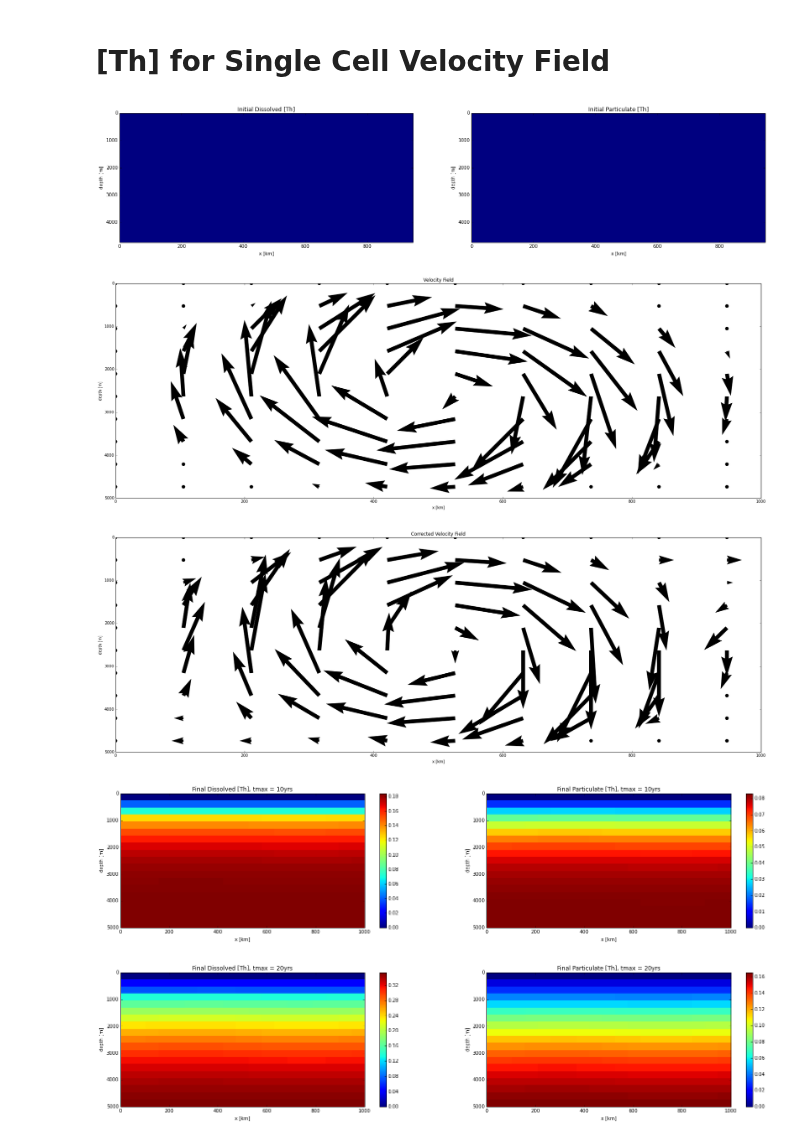
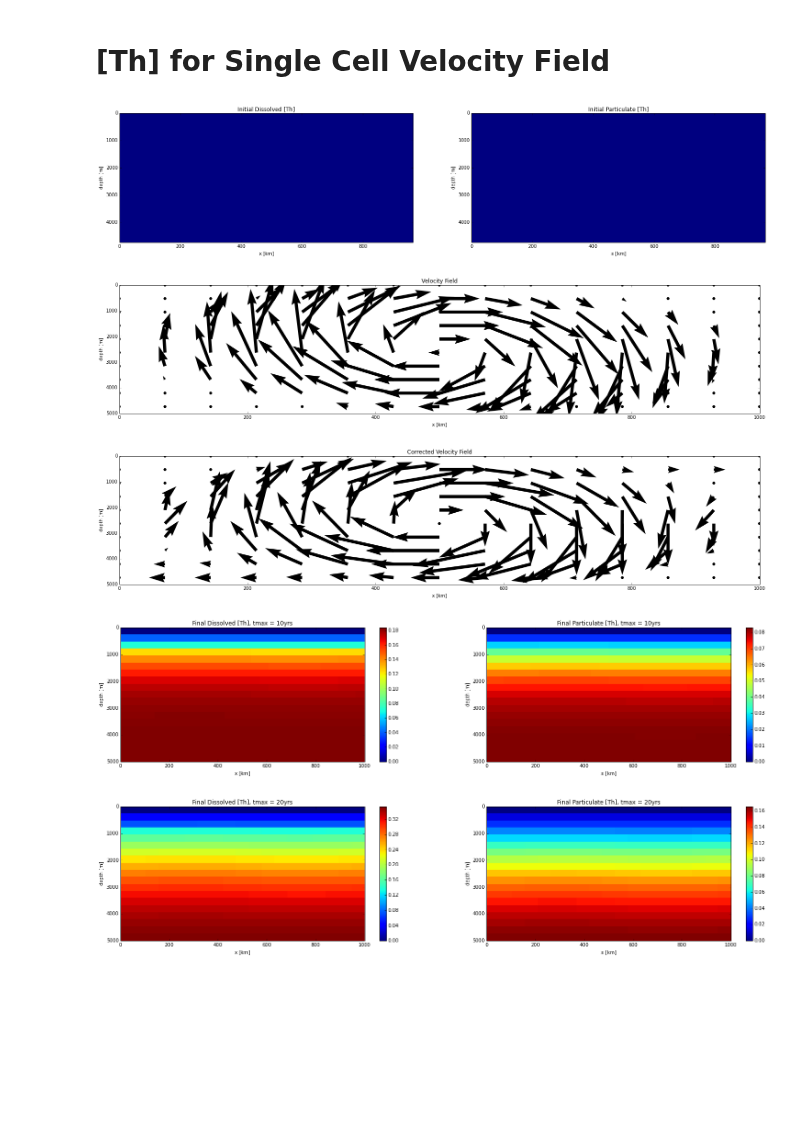
Before and after one commit to UBC-MOAD/pa-th-simple, a Jupyter notebook: prelim-model/2DThProfile.ipynb, the cells around one changed output. Saved outputs shown, nothing was run; the diff lists cells and outputs as text; code cells hidden in the pictures; blank space fills up the shorter version.

```diff
--- a/prelim-model/2DThProfile.ipynb
+++ b/prelim-model/2DThProfile.ipynb
@@ -124,36 +124,36 @@ xmax = 1e6
 zmin = 0
 zmax = 5e3
 nz = 20
-nx = 20
+nx = 29
 ng = 1
 g = ThPa2D.FDgrid(nx, nz, ng)
 h = ThPa2D.FDgrid(nx, nz, ng)
 
 # chemistry
 k_ad, k_de, Q = ThPa2D.k_sorp('Th', xmin, xmax, zmin, zmax, nx, nz)
 
 # initial profile
 init = ThPa2D.plot_init(g, h, xmin, xmax, zmin, zmax, nx, nz, 'Th')
 
 # velocity
 u, flowfig = ThPa2D.u_simple(xmin, xmax, zmin, zmax, nx, nz, V)
 u, flowfig = ThPa2D.u_simple_c(u, xmin, xmax, zmin, zmax, nx, nz)
 
 # Th loop
 g, h = ThPa2D.adflow(g, h, t, T, u, k_ad, k_de, Q, ThPa2D.upwind)
 
 #plot results
 meshTh = ThPa2D.plotprof(g, h, xmin, xmax, zmin, zmax, nx, nz, T, 'Th')
 
 # store results
 DTh1vel = {}
 PTh1vel = {}
 DTh1vel['1tmax'] = g.a
 PTh1vel['1tmax'] = h.a
 # %% [output]
 [figure]
-[figure, old version]
+[figure, new version]
-[figure, old version]
+[figure, new version]
 [figure]
 # %%
 t = tmax[1]
```
Also changed, not shown: 2 other files.
